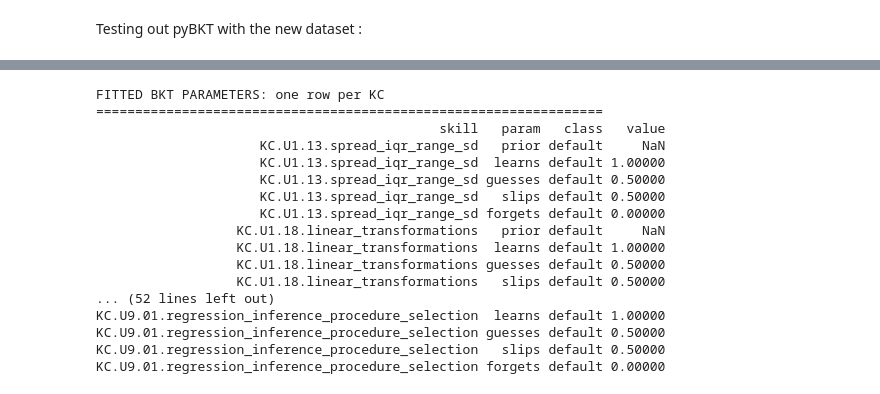
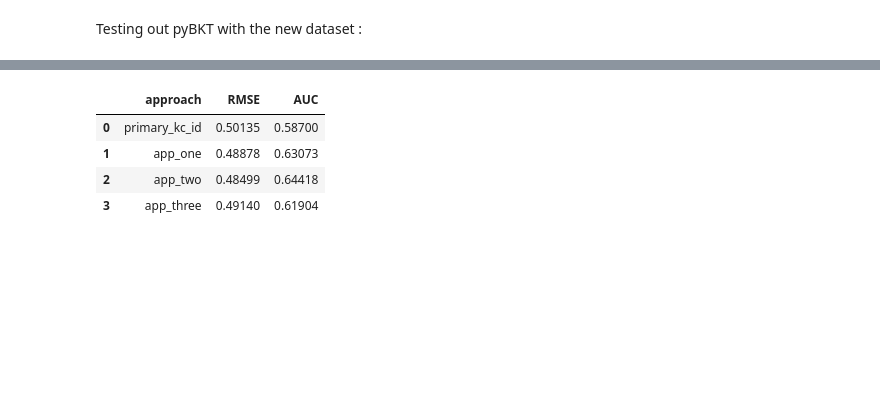
Before and after one commit to mailysg8/ai-student-progress-tracker, a Jupyter notebook: notebooks/kc-agg_exploration.ipynb, the cells around one changed output, grey strips where cells are left out. Drawn from its saved outputs; the diff is of its cells as text; code cells hidden in the pictures; blank space fills up the shorter version.

```diff
--- a/notebooks/kc-agg_exploration.ipynb
+++ b/notebooks/kc-agg_exploration.ipynb
@@ -4,6 +13,7 @@ import pandas as pd
 nodes = pd.read_excel('../data/raw/final_data.xlsx', sheet_name='KC_Nodes')
 edges = pd.read_excel('../data/raw/final_data.xlsx', sheet_name='KC_Edges')
 obs = pd.read_excel('../data/raw/final_data.xlsx', sheet_name='Student_Observations')
+group = pd.read_excel('../data/raw/grouped_data.xlsx', sheet_name=1)
 # %% [markdown]
 ## Approach 1 : Collapse chains
 # %% [markdown]
@@ -81,4 +111,42 @@ obs_filtered
 # %% [markdown]
 Testing out pyBKT with the new dataset :
+# %%
+def preprocess(data, kc_col='primary_kc_id'):
+  # Consider any non-full marks as incorrect (replace 0.5 -> 0)
+  data['correct'] = data['score'].case_when([
+      (data['score'] == 0.5, 0)
+  ]).astype(int)
+
+  # Rename  columns
+  obs = data.rename(columns={
+      'student_id':     'user_id',
+      kc_col:  'skill_name',
+      'observation_id': 'order_id'
+  })[['user_id', 'skill_name', 'correct', 'order_id']].reset_index(drop=True)
+  obs['order_id'] = obs.groupby('user_id').cumcount()
+  return obs
 # %%
-from pyBKT.models import Model
+eval_metrics = {'approach':[], 'RMSE':[], 'AUC':[]}
+
+for approach in ['primary_kc_id','app_one', 'app_two', 'app_three'] :
+    if approach != 'primary_kc_id' :
+        #  Create a simple lookup: fine KC -> coarse KC
+        kc_mapping = nodes[["kc_id", approach]].set_index("kc_id")[approach].to_dict()
+
+        # Map primary_kc_id to its coarse KC
+        obs[approach] = obs["primary_kc_id"].map(kc_mapping)
+    student_id = obs.groupby('student_id').agg('count').reset_index()[['student_id']]
+    train_data, test_data = train_test_split(student_id, test_size=0.3, random_state=42)
+    train_data = pd.merge(train_data.sort_values('student_id'),obs, on='student_id', how='left')
+    test_data = pd.merge(test_data.sort_values('student_id'),obs, on='student_id', how='left')
+
+    # Preprocess train and test data
+    proc_train = preprocess(data=train_data, kc_col=approach)
+    proc_test = preprocess(test_data, kc_col=approach)
+
+    model = Model(seed=42, num_fits=1)
+    model.fit(data = proc_train)
+
+    eval_metrics['approach'].append(approach)
+    eval_metrics['RMSE'].append(model.evaluate(data = proc_test))
+    eval_metrics['AUC'].append(model.evaluate(data = proc_test, metric = 'auc'))
@@ -100,27 +157,0 @@ bkt_data.to_csv('../data/processed/bkt_data.csv')
-# %%
-model = Model(seed=42, num_fits=1)
-
-model.fit(data = bkt_data)
-params = model.params().reset_index()
-
-print("FITTED BKT PARAMETERS: one row per KC")
-print("=" * 65)
-print(params.to_string(index=False))
-# %% [output]
-FITTED BKT PARAMETERS: one row per KC
-=================================================================
-                                            skill   param   class   value
-                     KC.U1.13.spread_iqr_range_sd   prior default     NaN
-                     KC.U1.13.spread_iqr_range_sd  learns default 1.00000
-                     KC.U1.13.spread_iqr_range_sd guesses default 0.50000
-                     KC.U1.13.spread_iqr_range_sd   slips default 0.50000
-                     KC.U1.13.spread_iqr_range_sd forgets default 0.00000
-                  KC.U1.18.linear_transformations   prior default     NaN
-                  KC.U1.18.linear_transformations  learns default 1.00000
-                  KC.U1.18.linear_transformations guesses default 0.50000
-                  KC.U1.18.linear_transformations   slips default 0.50000
-... (52 lines left out)
-KC.U9.01.regression_inference_procedure_selection  learns default 1.00000
-KC.U9.01.regression_inference_procedure_selection guesses default 0.50000
-KC.U9.01.regression_inference_procedure_selection   slips default 0.50000
-KC.U9.01.regression_inference_procedure_selection forgets default 0.00000
@@ -139 +158,9 @@ nodes["coarse_kc"] = nodes["kc_id"].map(kc_to_community)
+# %%
+pd.DataFrame(eval_metrics)
+# %% [output]
+|  | approach | RMSE | AUC |
+| 0 | primary_kc_id | 0.50135 | 0.58700 |
+| 1 | app_one | 0.48878 | 0.63073 |
+| 2 | app_two | 0.48499 | 0.64418 |
+| 3 | app_three | 0.49140 | 0.61904 |
 # %%
```
Also changed, not shown: parts of 25 cells of this notebook.
